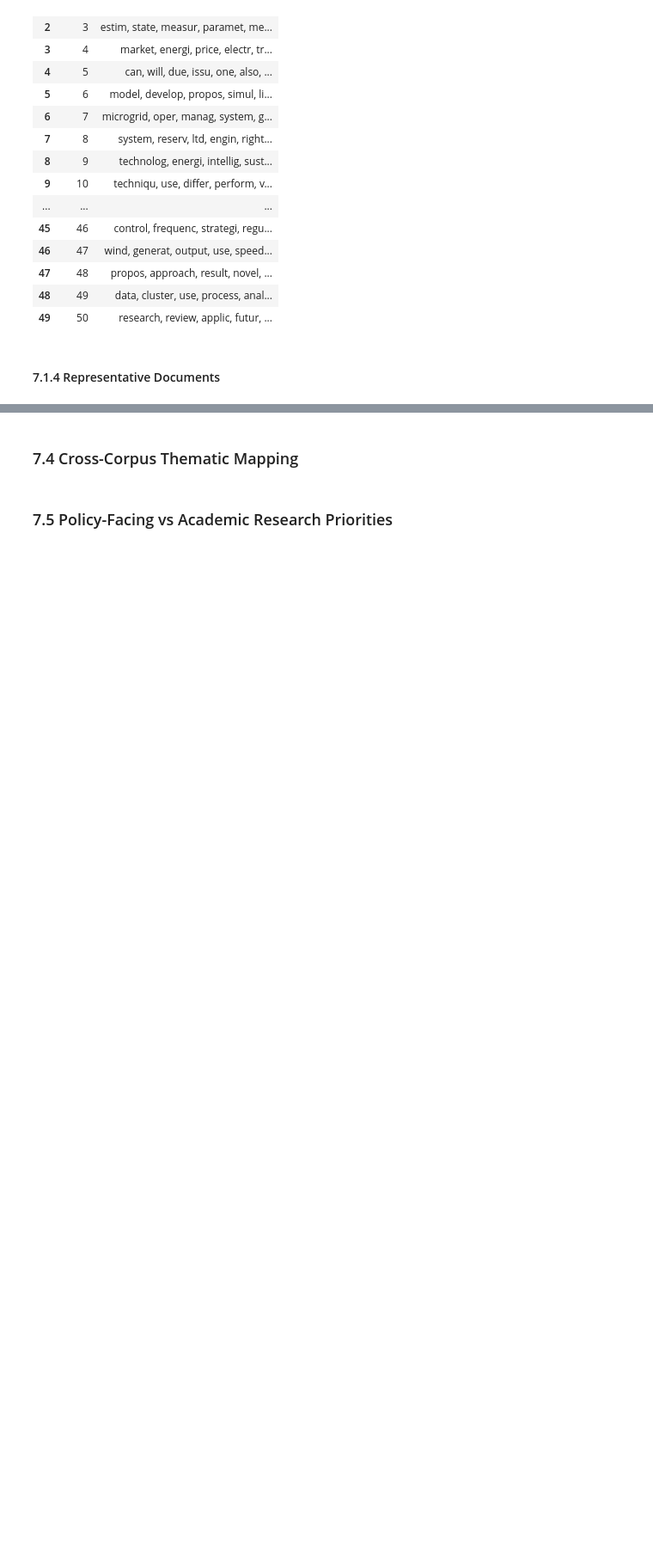
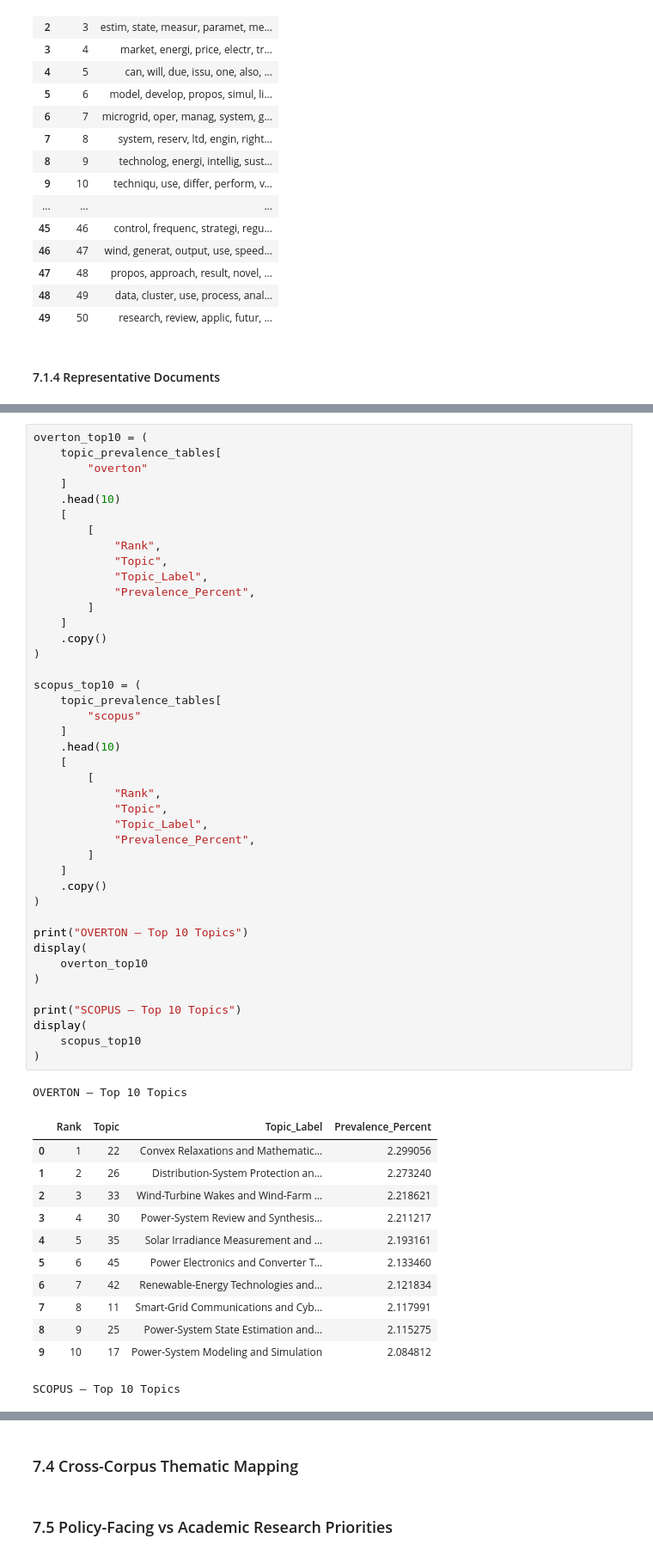
Before and after one commit to mdzalfirdausi/review_paper_2, a Jupyter notebook: notebooks/2.topic_modeling_iss.ipynb, the cells around one changed output, grey strips where cells are left out. Shown at 86% size. Saved outputs shown, nothing was run; the diff lists cells and outputs as text; blank space fills up the shorter version.

```diff
--- a/notebooks/2.topic_modeling_iss.ipynb
+++ b/notebooks/2.topic_modeling_iss.ipynb
@@ -4768,0 +6366,56 @@ for file in possible_files:
+# %%
+overton_top10 = (
+    topic_prevalence_tables[
+        "overton"
+    ]
+    .head(10)
+    [
+        [
+            "Rank",
+            "Topic",
+            "Topic_Label",
+            "Prevalence_Percent",
+        ]
+    ]
+    .copy()
+)
+
+scopus_top10 = (
+    topic_prevalence_tables[
+        "scopus"
+    ]
+    .head(10)
+    [
+        [
+            "Rank",
+            "Topic",
+            "Topic_Label",
+            "Prevalence_Percent",
+        ]
+    ]
+    .copy()
+)
+
+print("OVERTON — Top 10 Topics")
+display(
+    overton_top10
+)
+
+print("SCOPUS — Top 10 Topics")
+display(
+    scopus_top10
+)
+# %% [output]
+OVERTON — Top 10 Topics
+|  | Rank | Topic | Topic_Label | Prevalence_Percent |
+| 0 | 1 | 22 | Convex Relaxations and Mathematic... | 2.299056 |
+| 1 | 2 | 26 | Distribution-System Protection an... | 2.273240 |
+| 2 | 3 | 33 | Wind-Turbine Wakes and Wind-Farm ... | 2.218621 |
+| 3 | 4 | 30 | Power-System Review and Synthesis... | 2.211217 |
+| 4 | 5 | 35 | Solar Irradiance Measurement and ... | 2.193161 |
+| 5 | 6 | 45 | Power Electronics and Converter T... | 2.133460 |
+| 6 | 7 | 42 | Renewable-Energy Technologies and... | 2.121834 |
+| 7 | 8 | 11 | Smart-Grid Communications and Cyb... | 2.117991 |
+| 8 | 9 | 25 | Power-System State Estimation and... | 2.115275 |
+| 9 | 10 | 17 | Power-System Modeling and Simulation | 2.084812 |
+SCOPUS — Top 10 Topics
```
Also changed, not shown: parts of 53 cells of this notebook.
